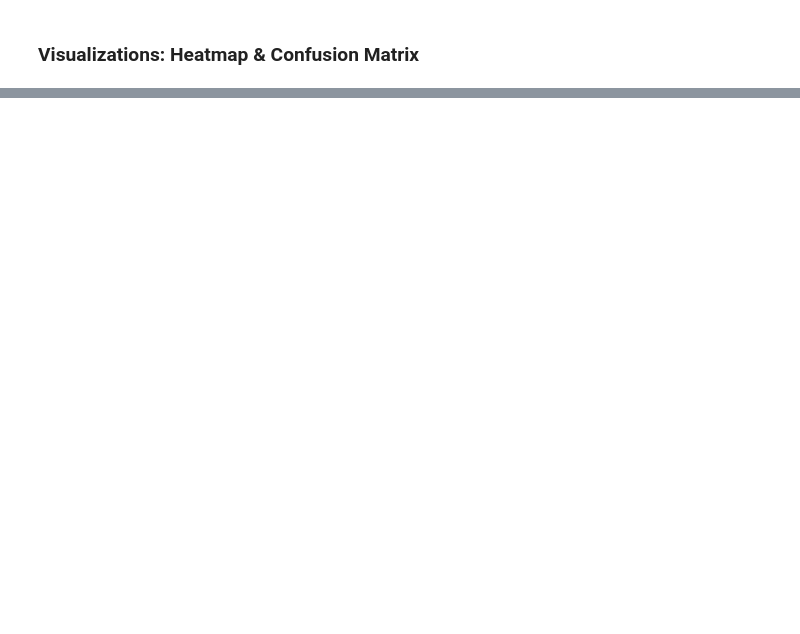
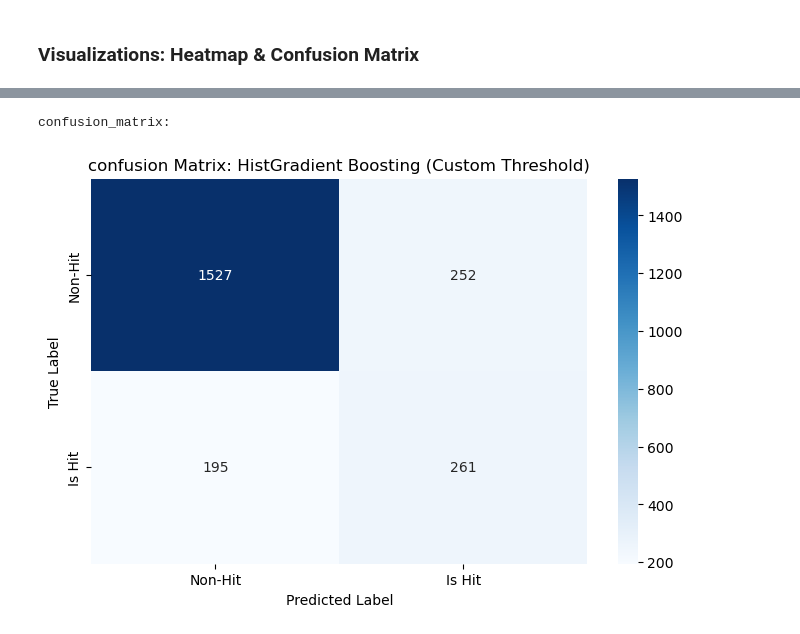
Before and after one commit to Reggi3o/capstone_project, a Jupyter notebook: video_game_report.ipynb, the cells around one changed output, grey strips where cells are left out. Saved outputs shown, nothing was run; the diff lists cells and outputs as text; code cells hidden in the pictures; blank space fills up the shorter version.

```diff
--- a/video_game_report.ipynb
+++ b/video_game_report.ipynb
@@ -387,20 +505,23 @@ print(classification_report(y_test, y_pred_tuned))
 # %%
 print('confusion_matrix:')
 cm = confusion_matrix(y_test, y_pred_tuned)
 
 plt.figure(figsize=(8, 5))
 
 hgb_matrix = sns.heatmap(
     cm,
     annot=True,
     fmt='d',
     cmap='Blues',
     xticklabels=['Non-Hit', 'Is Hit'],
     yticklabels=['Non-Hit', 'Is Hit'],
 )
 
-hgb_matrix.set_title('confusion Matrix: HistGradient Boosting (Test Set)')
+hgb_matrix.set_title('confusion Matrix: HistGradient Boosting (Custom Threshold)')
 hgb_matrix.set_xlabel('Predicted Label')
 hgb_matrix.set_ylabel('True Label')
 
 plt.show()
+# %% [output]
+confusion_matrix:
+[figure, added]
```
Also changed, not shown: parts of 26 cells of this notebook.
